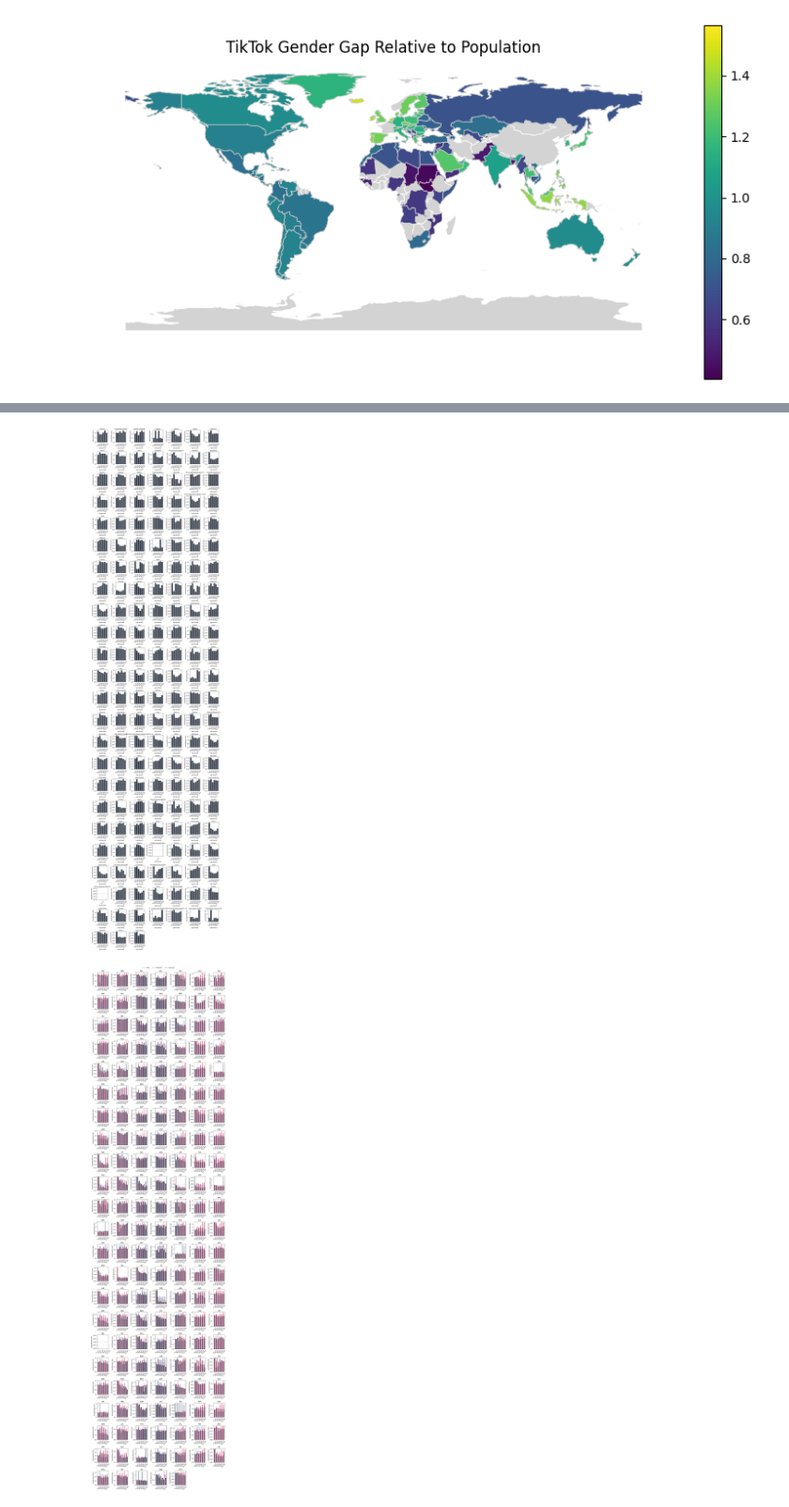
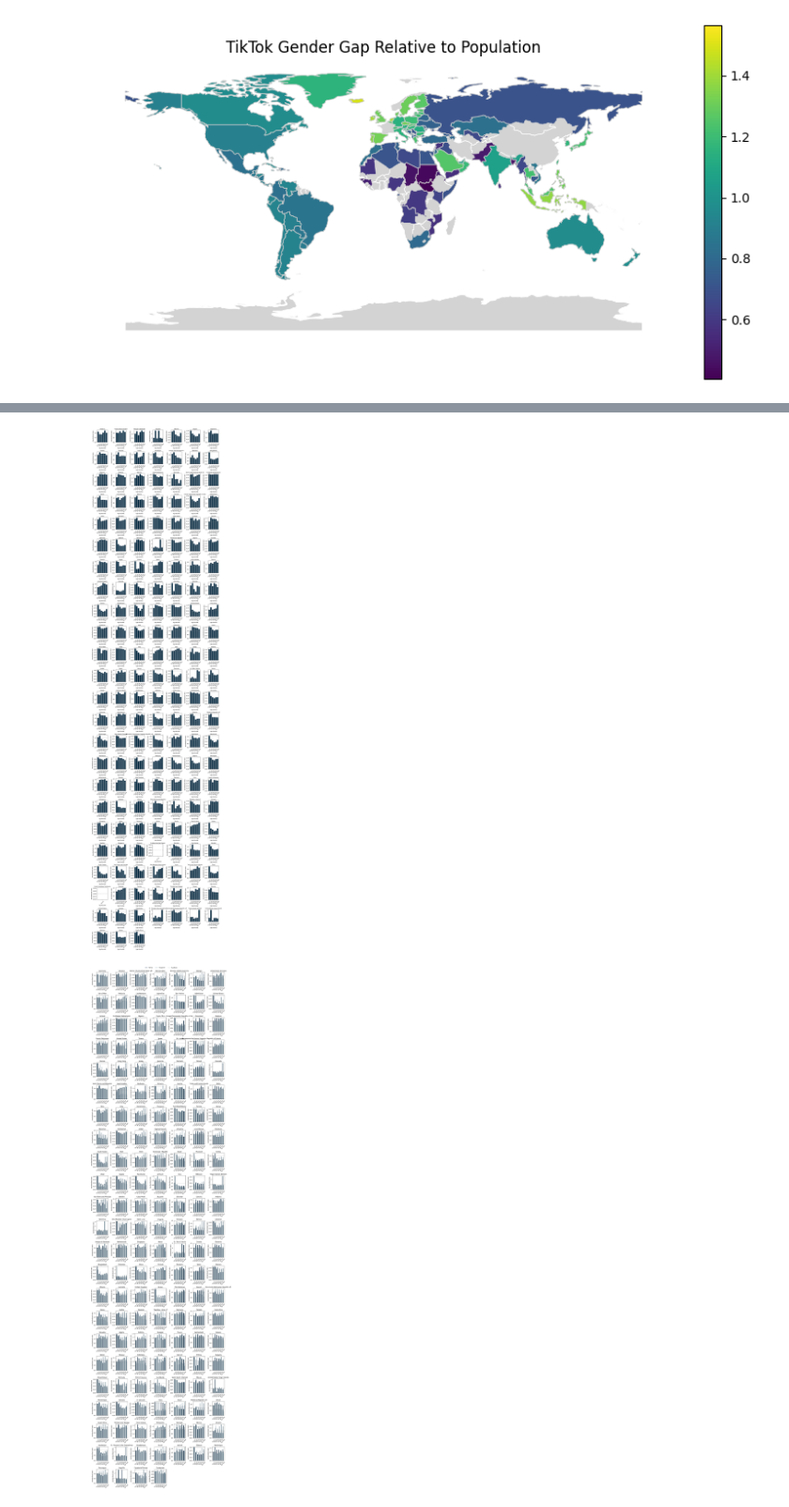
Before and after one commit to hschwed/PDSAI, a Jupyter notebook: src/analyze_data/descriptive_and_graphs.ipynb, the cells around one changed output, grey strips where cells are left out. Shown at 94% size. Drawn from its saved outputs; the diff is of its cells as text; code cells hidden in the pictures.

Commit message:
adding Tableau, change colors in jupyter notebook

```diff
--- a/src/analyze_data/descriptive_and_graphs.ipynb
+++ b/src/analyze_data/descriptive_and_graphs.ipynb
@@ -505,7 +507,7 @@ for i, country in enumerate(countries):
     values = [row[col] for col in ratio_cols]
     country_name = tt.loc[tt['iso3'] == country, 'name'].values[0]
 
-    axes[i].bar(age_labels, values, color='#303845')
+    axes[i].bar(age_labels, values, color='#01283F')
     axes[i].set_title(f'{country_name}',fontsize=10)
     axes[i].set_xlabel('Age Bucket')
     axes[i].set_ylabel('standardized ratio')
@@ -519,7 +521,7 @@ for i in range(n_countries, len(axes)):
 plt.tight_layout()
 plt.show()
 # %% [output]
-[figure, old version]
+[figure, new version]
 # %%
 # bar charts per age and country by platform
 
@@ -529,7 +531,7 @@ age_labels = [age.replace('_', '–') for age in age_groups if f'age_{age}_ratio
 
 
 # Get unique countries
-countries = common_countries = list(set(tt['iso3']).intersection(fb['iso3']).intersection(inst['iso3']))
+countries = list(set(tt['iso3']).intersection(fb['iso3']).intersection(inst['iso3']) - {'SJM'})
 
 # Calculate grid dimensions
 n_countries = len(countries)
@@ -542,38 +544,40 @@ axes = axes.flatten() if n_countries > 1 else [axes]
 
 bar_width = 0.25
 x = np.arange(len(age_labels))  # one position per age group
 
 # Create bar chart for each country
 for i, country in enumerate(countries):
     row_tt = tt[tt['iso3'] == country].iloc[0]
     row_fb = fb[fb['iso3'] == country].iloc[0]
     row_inst = inst[inst['iso3'] == country].iloc[0]
     values_tt = [row_tt[col] for col in ratio_cols]
     values_fb = [row_fb[col] for col in ratio_cols]
     values_inst = [row_inst[col] for col in ratio_cols]
 
-    axes[i].bar(x - bar_width, values_tt, width=bar_width, label='TT', color='#7F91A7')
-    axes[i].bar(x, values_inst, width=bar_width, label='INSTA', color='#E1306C')
-    axes[i].bar(x + bar_width, values_fb, width=bar_width, label='FB', color='#303845')
+    axes[i].bar(x - bar_width, values_tt, width=bar_width, label='TT', color='#01283F')
+    axes[i].bar(x, values_inst, width=bar_width, label='INSTA', color='#738a96')
+    axes[i].bar(x + bar_width, values_fb, width=bar_width, label='FB', color='#bac4cc')
 
-    axes[i].set_title(f'{country}')
+    country_name = tt.loc[tt['iso3'] == country, 'name'].values[0]
+
+    axes[i].set_title(f'{country_name}')
     axes[i].set_xticks(x)
     axes[i].set_xticklabels(age_labels, rotation=45)
     axes[i].set_ylabel('standardized ratio')
     axes[i].axhline(1, linestyle='--', color='gray', linewidth=0.8)  # gender parity line
 
 # Hide empty subplots
 for i in range(n_countries, len(axes)):
     axes[i].axis('off')
 
 platforms = [
-    plt.Line2D([], [], color='#7F91A7', label='TikTok'),
-    plt.Line2D([], [], color='#E1306C', label='Instagram'),
-    plt.Line2D([], [], color='#303845', label='Facebook')
+    plt.Line2D([], [], color='#01283F', label='TikTok'),
+    plt.Line2D([], [], color='#738a96', label='Instagram'),
+    plt.Line2D([], [], color='#bac4cc', label='Facebook')
 ]
 fig.legend(handles=platforms, loc='upper center', ncol=3, frameon=False, fontsize='medium')
 
 plt.tight_layout(rect=[0, 0, 1, 0.995])
 plt.show()
 # %% [output]
-[figure, old version]
+[figure, new version]
```
Also changed, not shown: parts of 8 cells of this notebook.
